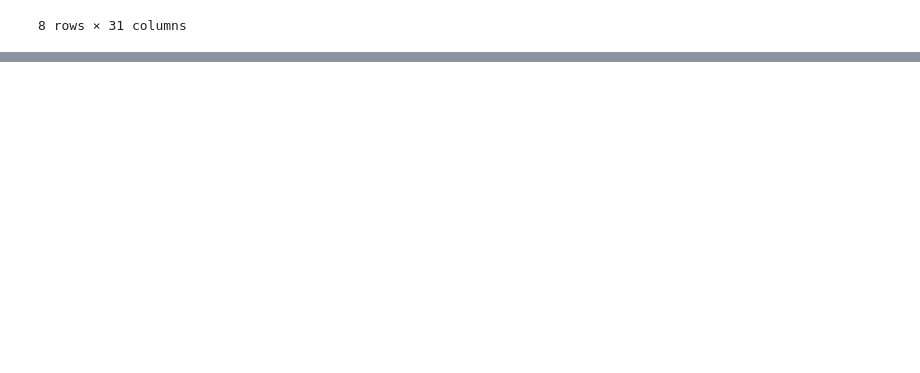
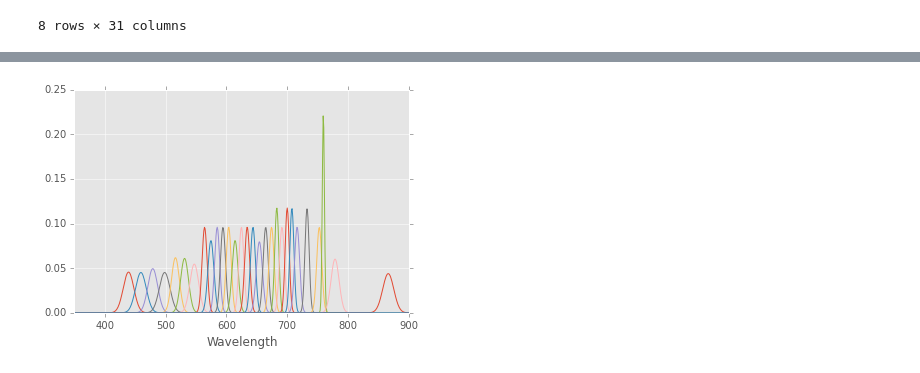
Before and after one commit to obarrilero/sambuca, a Jupyter notebook: reference/notebooks/Sensor Filter Loading.ipynb, the cells around one changed output, grey strips where cells are left out. Saved outputs shown, nothing was run; the diff lists cells and outputs as text; code cells hidden in the pictures; blank space fills up the shorter version.

```diff
--- a/reference/notebooks/Sensor Filter Loading.ipynb
+++ b/reference/notebooks/Sensor Filter Loading.ipynb
@@ -139,3 +139,6 @@ casi.describe()
 | 75% | 762.500000 | 1.462591e-15 | 2.692829e-15 | 6.548528e-18 | 2.692829e-15 | 1.069042e-26 | 4.582595e-26 | 2.459126e-21 | 0.000000 | 3.503246e-44 | ... | ... |
 | max | 900.000000 | 4.557694e-02 | 4.511897e-02 | 4.944026e-02 | 4.511897e-02 | 6.173837e-02 | 6.093827e-02 | 5.457240e-02 | 0.095750 | 8.071938e-02 | ... | ... |
 8 rows × 31 columns
+# %%
+casi.set_index(casi.Wavelength, drop=True, inplace=True)
+casi = casi.drop('Wavelength', axis=1)
@@ -141,0 +156,4 @@ casi.describe()
+# %%
+casi.plot(legend=False);
+# %% [output]
+[figure, added]
```
Also changed, not shown: parts of 2 cells of this notebook.
